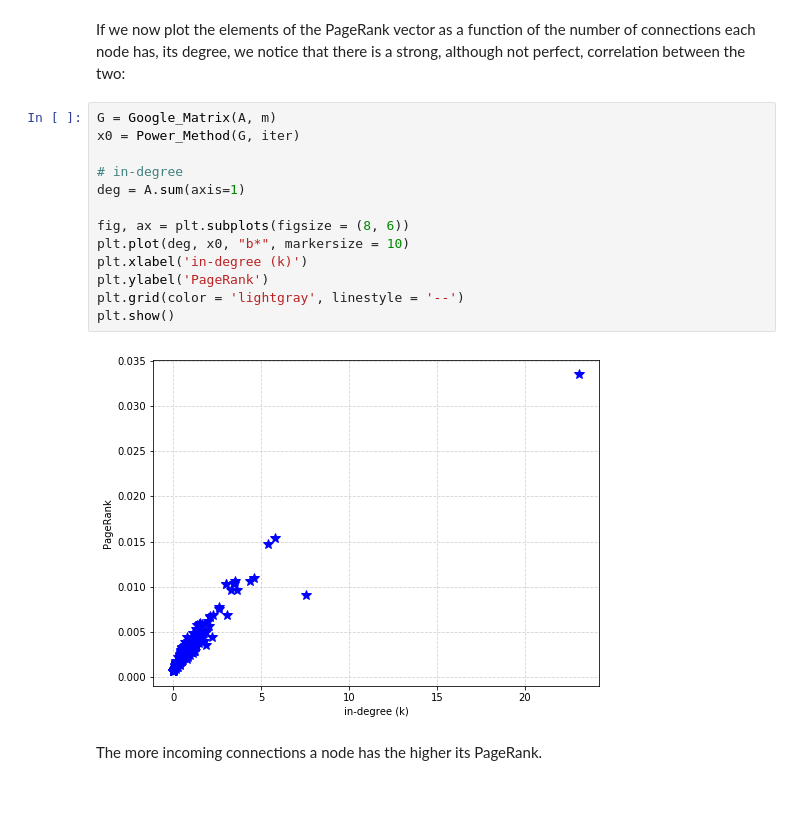
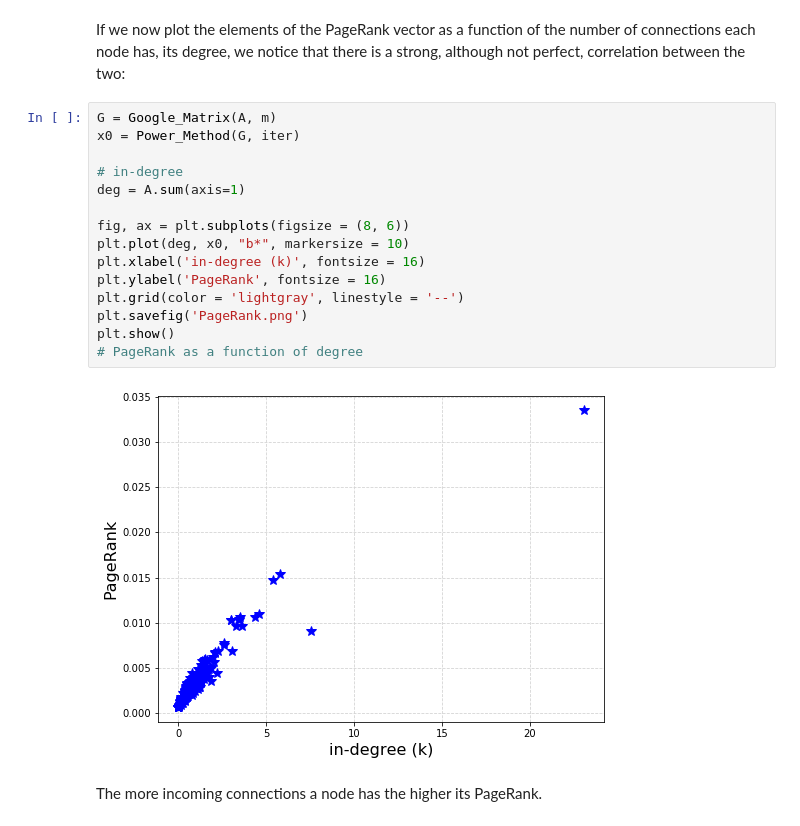
Before and after one commit to Richard-Hendricks/UIUC-Fall-2017, a Jupyter notebook: IE_532/Project/yiming1.0.ipynb, the cells around one changed output. Cells and saved outputs as stored; diff of their text form; blank space fills up the shorter version.

```diff
--- a/IE_532/Project/yiming1.0.ipynb
+++ b/IE_532/Project/yiming1.0.ipynb
@@ -78,18 +78,20 @@ If we now plot the elements of the PageRank vector as a function of the number o
 # %%
 G = Google_Matrix(A, m)
 x0 = Power_Method(G, iter)
 
 # in-degree
 deg = A.sum(axis=1)
 
 fig, ax = plt.subplots(figsize = (8, 6))
 plt.plot(deg, x0, "b*", markersize = 10)
-plt.xlabel('in-degree (k)')
-plt.ylabel('PageRank')
+plt.xlabel('in-degree (k)', fontsize = 16)
+plt.ylabel('PageRank', fontsize = 16)
 plt.grid(color = 'lightgray', linestyle = '--')
+plt.savefig('PageRank.png')
 plt.show()
+# PageRank as a function of degree
 # %% [output]
-[figure, old version]
+[figure, new version]
 # %% [markdown]
 The more incoming connections a node has the higher its PageRank.
 # %% [markdown]
```
Also changed, not shown: parts of 1 cell of this notebook.
